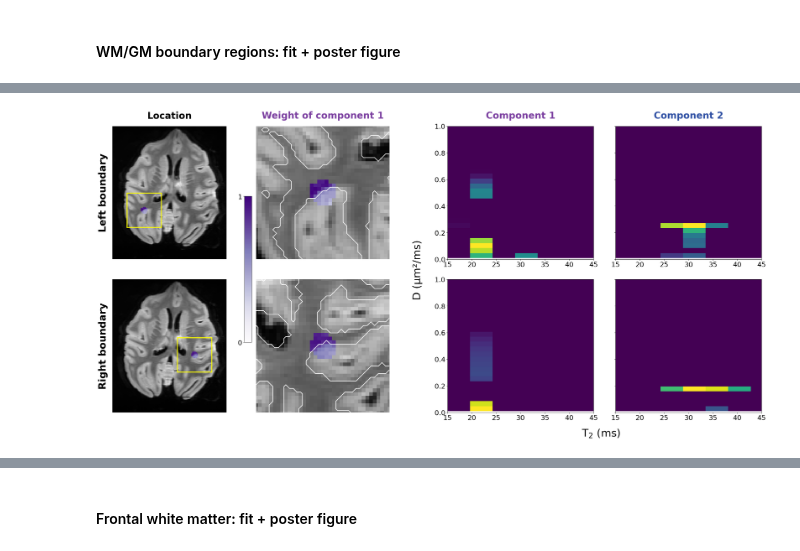
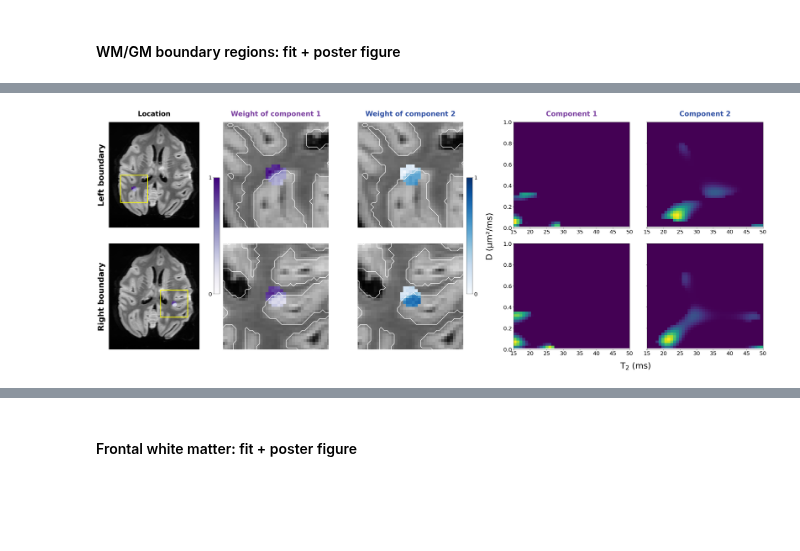
Before and after one commit to mariabrad/bayesCode, a Jupyter notebook: notebooks/maria-tests-real-data_for_poster.ipynb, the cells around one changed output, grey strips where cells are left out. Drawn from its saved outputs; the diff is of its cells as text; code cells hidden in the pictures; blank space fills up the shorter version.

```diff
--- a/notebooks/maria-tests-real-data_for_poster.ipynb
+++ b/notebooks/maria-tests-real-data_for_poster.ipynb
@@ -251,7 +233,8 @@ corrected: mean b=0 per TE [94119, 76816, 62587, 46840, 26698, 14014],  mono-exp
 # %%
 n_voxels=40
 #Dmin, T2min, Dmax, T2max, nD, nT2 = 0.01, 10.0, 2, 300.0, 20, 20
-Dmin, T2min, Dmax, T2max, nD, nT2 = 0.01, 15.0, 1.5, 200.0, 40, 40
+#Dmin, T2min, Dmax, T2max, nD, nT2 = 0.01, 10.0, 1.0, 50.0, 40, 40
+Dmin, T2min, Dmax, T2max, nD, nT2 = 0.01, 15.0, 1.0, 50.0, 40, 40
 voxels_to_show = list(range(1, n_voxels-2, 2))   # 1, 3, ..., 57
 
 # the regions, fitted one after the other; everything from each run is kept in fits[region]
@@ -304,7 +287,7 @@ for region, (cx, cy) in regions.items():
     print(f"Selected {len(voxel_xy)} voxels: {is_wm.sum()} in WM, {(~is_wm).sum()} outside WM")
     print("Y shape ", Y.shape, "\n")
 
-    Y = Y / np.median(Y[0]) * 30   # scale so M0 ≈ 300, like the simulations
+    #Y = Y / np.median(Y[0]) * 30   # scale so M0 ≈ 300, like the simulations
     Y = Y[order]                   # same row order as A
     V=Y.shape[1]; # Number of voxels
 
@@ -385,6 +368,7 @@ for region, (cx, cy) in regions.items():
     Csmall0_dirichlet=project_C_to_C_small(C0_dirichlet,s,Vmat)
 
     M0_init_dirichlet = initialize_M0_monoexponential(Y_dirichlet, b_vals, TE_vals)
+    M0_prior_sigma=0.1 * np.median(M0_init_dirichlet)
 
     W0_dirichlet = initialize_W_from_C(Y_dirichlet, U, Csmall0_dirichlet, M0_init_dirichlet, bound_eps=1e-3)
 
@@ -402,22 +386,22 @@ for region, (cx, cy) in regions.items():
     results = {}
     for name, kwargs in priors.items():
         # C is optimised on the physical grid, so it starts from C0 (not Csmall0) and comes back as C directly
-        W_est_dirichlet, _, C_est_dirichlet, *_ = run_constrained_optimisation(
+        W_est_dirichlet, M0_est_dirichlet, C_est_dirichlet, *_ = run_constrained_optimisation(
             Y_dirichlet, U, s, Vmat, C0_dirichlet.copy(), M0_init_dirichlet, K=K, n_iter=1000,
             sigma2=sigma2_init, lam=1e-2, alpha=1.0, W=W0_dirichlet.copy(),
             update_W_flag=True, update_C_flag=True, update_M0_flag=True, update_sigma2_flag=True,
-            m0_prior=M0_init_dirichlet, m0_prior_sigma=3, alpha_update_start=5,
-            c_sparsity=0.0, c_smoothness=100.0, c_diversity=0.0, c_maxiter=100, nD=nD, nT2=nT2,
+            m0_prior=M0_init_dirichlet, m0_prior_sigma=M0_prior_sigma, alpha_update_start=5,
+            c_sparsity=0.0, c_smoothness=1000.0, c_diversity=0.0, c_maxiter=100, nD=nD, nT2=nT2,
             verbose_every=100, **kwargs)
         print(f"{name} prior: estimated C")
         show_canonical_spectra([(f'estimated_C', C_est_dirichlet)])
         F_est = C_est_dirichlet @ W_est_dirichlet
         show_voxelwise_spectra_est(F_est, W_est_dirichlet, voxels_to_show)
-        results[name] = (C_est_dirichlet.copy(), W_est_dirichlet.copy())
+        results[name] = (C_est_dirichlet.copy(), W_est_dirichlet.copy(), M0_est_dirichlet.copy())
 
     # keep everything from this region, so the next region does not overwrite it
-    C_res, W_res = results["dirichlet"]
-    fits[region] = dict(cx=cx, cy=cy, Y=Y, voxel_xy=voxel_xy, is_wm=is_wm, C0=C0_dirichlet, C=C_res, W=W_res)
+    C_res, W_res, M0_res = results["dirichlet"]
+    fits[region] = dict(cx=cx, cy=cy, Y=Y, voxel_xy=voxel_xy, is_wm=is_wm, C0=C0_dirichlet, C=C_res, W=W_res, M0=M0_res)
 
     # Map the weights back onto the brain: the fitted voxels are painted in blue by the
     # weight of component 1 (K = 2, so component 2 = 1 - component 1; left: whole slice, right: zoomed in)
@@ -484,21 +595,22 @@ from matplotlib.patches import Rectangle
 
 fs = 26
 zoom = 15
-T2_show = (15, 45)
+T2_show = (15, 50)                             # matches the new grid
 D_show = (0, 1.0)
 show = ["left", "right"]                       # boundary regions only
-COMP_COLS = ["#7B3FA0", "#2E4FA3"]             # same as Methods: purple = comp 1, blue = comp 2
-WCMAP = "Purples"                              # weight of component 1, same as the corpus callosum figure
-col_names = ["Location", "Weight of component 1", "Component 1", "Component 2"]
-col_colors = ["black", COMP_COLS[0], COMP_COLS[0], COMP_COLS[1]]
+COMP_COLS = ["#7B3FA0", "#2E4FA3"]             # purple = comp 1, blue = comp 2
+WCMAPS = ["Purples", "Blues"]                  # weight maps in the component colours
+col_names = ["Location", "Weight of component 1", "Weight of component 2", "Component 1", "Component 2"]
+col_colors = ["black", COMP_COLS[0], COMP_COLS[1], COMP_COLS[0], COMP_COLS[1]]
 row_names = {"left": "Left boundary", "right": "Right boundary"}
 ext = [T2_vals.min(), T2_vals.max(), D_vals.min(), D_vals.max()]
 
 with plt.rc_context({"font.size": fs, "axes.labelsize": fs, "xtick.labelsize": fs - 4, "ytick.labelsize": fs - 4}):
-    fig, axes = plt.subplots(len(show), 4, figsize=(30, 7.5 * len(show)), squeeze=False,
-                             constrained_layout=True, gridspec_kw={"width_ratios": [0.8, 1, 1, 1]})
+    fig, axes = plt.subplots(len(show), 5, figsize=(38, 7.5 * len(show)), squeeze=False,
+                             constrained_layout=True, gridspec_kw={"width_ratios": [0.8, 1, 1, 1, 1]})
     fig.get_layout_engine().set(wspace=0.06, h_pad=0.15)
 
+    ims = [None, None]
     for row, region in enumerate(show):
         fit = fits[region]
         xy, C_fit, W_fit, is_wm = fit["voxel_xy"], fit["C"], fit["W"], fit["is_wm"]
@@ -507,57 +619,61 @@ with plt.rc_context({"font.size": fs, "axes.labelsize": fs, "xtick.labelsize": f
         meanT2 = (T2[:, None] * C_fit).sum(0) / C_fit.sum(0)
         idx = np.argsort(meanT2)
         C_fit, W_fit = C_fit[:, idx], W_fit[idx]
 
-        weight_map = np.full(mask_slice.shape, np.nan)
-        weight_map[xy[:, 0], xy[:, 1]] = W_fit[0]
         x0, x1 = xy[:, 0].min() - zoom, xy[:, 0].max() + zoom
         y0, y1 = xy[:, 1].min() - zoom, xy[:, 1].max() + zoom
 
         # column 1: whole slice + yellow box for the zoom window
+        loc_map = np.full(mask_slice.shape, np.nan)
+        loc_map[xy[:, 0], xy[:, 1]] = W_fit[0]
         ax = axes[row, 0]
         ax.imshow(b0_slice.T, cmap="gray", origin="lower")
-        ax.imshow(np.ma.masked_invalid(weight_map.T), cmap=WCMAP, vmin=0, vmax=1,
+        ax.imshow(np.ma.masked_invalid(loc_map.T), cmap=WCMAPS[0], vmin=0, vmax=1,
                   origin="lower", interpolation="nearest")
         ax.add_patch(Rectangle((x0, y0), x1 - x0, y1 - y0, fill=False, edgecolor="yellow", linewidth=3))
         ax.axis("off")
 
-        # column 2: zoomed weight map of component 1, WM outlined in white
-        ax = axes[row, 1]
-        ax.imshow(b0_slice.T, cmap="gray", origin="lower")
-        im = ax.imshow(np.ma.masked_invalid(weight_map.T), cmap=WCMAP, vmin=0, vmax=1,
-                       origin="lower", interpolation="nearest")
-        ax.contour(mask_slice.T, levels=[0.5], colors="white", linewidths=2)
-        ax.set_xlim(x0, x1); ax.set_ylim(y0, y1); ax.axis("off")
+        # columns 2 and 3: zoomed weight maps of component 1 and component 2, WM outlined in white
+        for k in range(2):
+            wmap = np.full(mask_slice.shape, np.nan)
+            wmap[xy[:, 0], xy[:, 1]] = W_fit[k]
+            ax = axes[row, 1 + k]
+            ax.imshow(b0_slice.T, cmap="gray", origin="lower")
+            ims[k] = ax.imshow(np.ma.masked_invalid(wmap.T), cmap=WCMAPS[k], vmin=0, vmax=1,
+                               origin="lower", interpolation="nearest")
+            ax.contour(mask_slice.T, levels=[0.5], colors="white", linewidths=2)
+            ax.set_xlim(x0, x1); ax.set_ylim(y0, y1); ax.axis("off")
 
-        # columns 3 and 4: the two spectra
+        # columns 4 and 5: the two spectra
         for k in range(2):
-            ax = axes[row, k + 2]
+            ax = axes[row, 3 + k]
             ax.imshow(C_fit[:, k].reshape(nD, nT2), origin="lower", aspect="auto", extent=ext)
             ax.set_xlim(*T2_show); ax.set_ylim(*D_show)
-        axes[row, 3].set_yticklabels([])                  # D numbers only on the first spectrum column
+        axes[row, 4].set_yticklabels([])                  # D numbers only on the first spectrum column
 
         axes[row, 0].annotate(row_names[region], xy=(0, 0.5), xycoords="axes fraction",
                               xytext=(-30, 0), textcoords="offset points", ha="center", va="center",
                               rotation=90, fontsize=fs + 6, fontweight="bold")
 
     for col, (name, c) in enumerate(zip(col_names, col_colors)):
-        axes[0, col].set_title(name, fontsize=fs + 4, fontweight="bold", pad=25, color=c)
+        axes[0, col].set_title(name, fontsize=fs + 2, fontweight="bold", pad=25, color=c)
 
-    # one vertical colourbar between the whole-brain and zoomed columns, spanning both rows
-    cb = fig.colorbar(im, ax=axes[:, 1], location="left", orientation="vertical",
-                      fraction=0.05, shrink=0.9, pad=0.03)
-    cb.set_ticks([0, 1])
+    # colourbars: purple one left of the component 1 maps, blue one right of the component 2 maps
+    cb1 = fig.colorbar(ims[0], ax=axes[:, 1], location="left", fraction=0.05, shrink=0.9, pad=0.03)
+    cb1.set_ticks([0, 1])
+    cb2 = fig.colorbar(ims[1], ax=axes[:, 2], location="right", fraction=0.05, shrink=0.9, pad=0.03)
+    cb2.set_ticks([0, 1])
 
-    # one big shared T2 label and one big shared D label, attached to the axes
-    axes[0, 2].set_ylabel("D (µm²/ms)", fontsize=fs + 8)
-    axes[0, 2].yaxis.set_label_coords(-0.17, -0.08)
-    axes[-1, 2].set_xlabel("T$_2$ (ms)", fontsize=fs + 8)
-    axes[-1, 2].xaxis.set_label_coords(1.05, -0.12)
+    # one big shared T2 label and one big shared D label for the spectra
+    axes[0, 3].set_ylabel("D (µm²/ms)", fontsize=fs + 8)
+    axes[0, 3].yaxis.set_label_coords(-0.17, -0.08)
+    axes[-1, 3].set_xlabel("T$_2$ (ms)", fontsize=fs + 8)
+    axes[-1, 3].xaxis.set_label_coords(1.05, -0.12)
 
     fig.savefig("poster_real_data.png", dpi=300, bbox_inches="tight")
     plt.show()
 # %% [output]
-[figure, old version]
+[figure, new version]
 # %%
 for region in ["left", "right"]:
     fit = fits[region]
```
Also changed, not shown: parts of 13 cells of this notebook, 10 other files.
